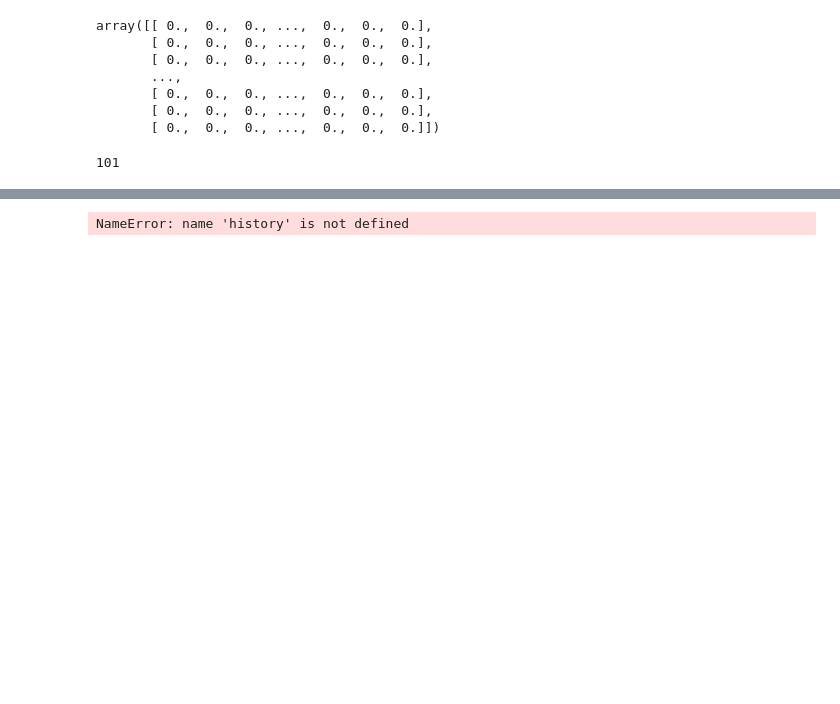
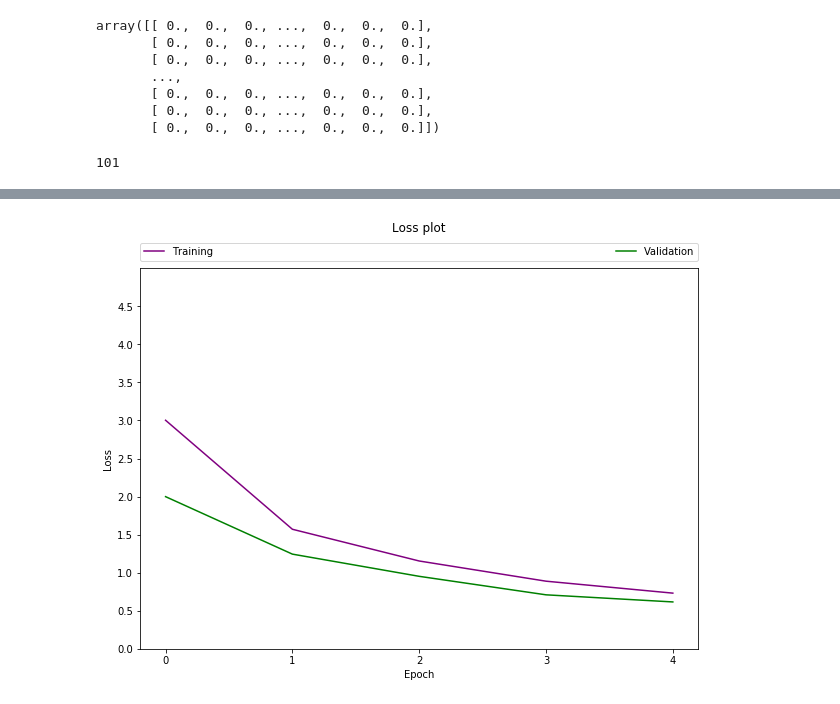
Before and after one commit to jsood/DeepwebFingerprinting, a Jupyter notebook: deepwf.ipynb, the cells around one changed output, grey strips where cells are left out. Cells and saved outputs as stored; diff of their text form; code cells hidden in the pictures; blank space fills up the shorter version.

```diff
--- a/deepwf.ipynb
+++ b/deepwf.ipynb
@@ -174,19 +183,20 @@ history=model.fit_generator(generator=trainGen,steps_per_epoch=X_train.shape[0]/
 # %%
 import matplotlib.pyplot as plt
 # %%
-plt.figure(figsize=(10, 4))
+plt.figure(figsize=(10, 7))
 plt.plot(history.history['loss'], label="Training", color='purple')
-if val_loss is not None:
+if history.history['val_loss'] is not None:
     plt.ylim(0, 5)
     plt.plot(history.history['val_loss'], label="Validation", color='green')
 plt.title("Loss plot", y=1.08)
 plt.legend(bbox_to_anchor=(0., 1.02, 1., .102), loc=3,
            ncol=2, mode='expand', borderaxespad=0.)
 plt.yticks(np.arange(0, 5, 0.5))
+plt.xticks(np.arange(0, 5, 1))
 plt.ylabel('Loss')
 plt.xlabel('Epoch')
-plt.grid()
+
 plt.show()
 # %% [output]
-NameError: name 'history' is not defined
+[figure, added]
 # %%
```
Also changed, not shown: parts of 4 cells of this notebook.
